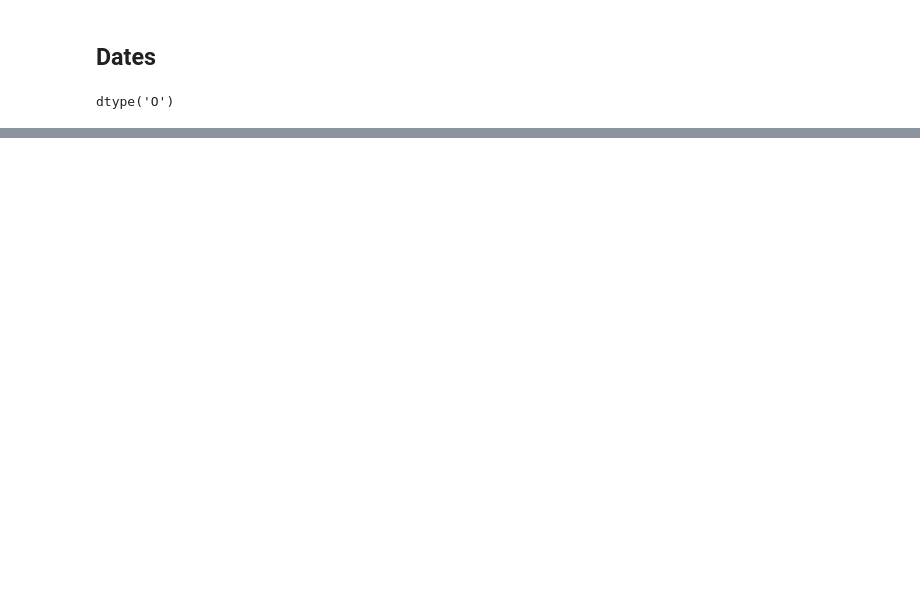
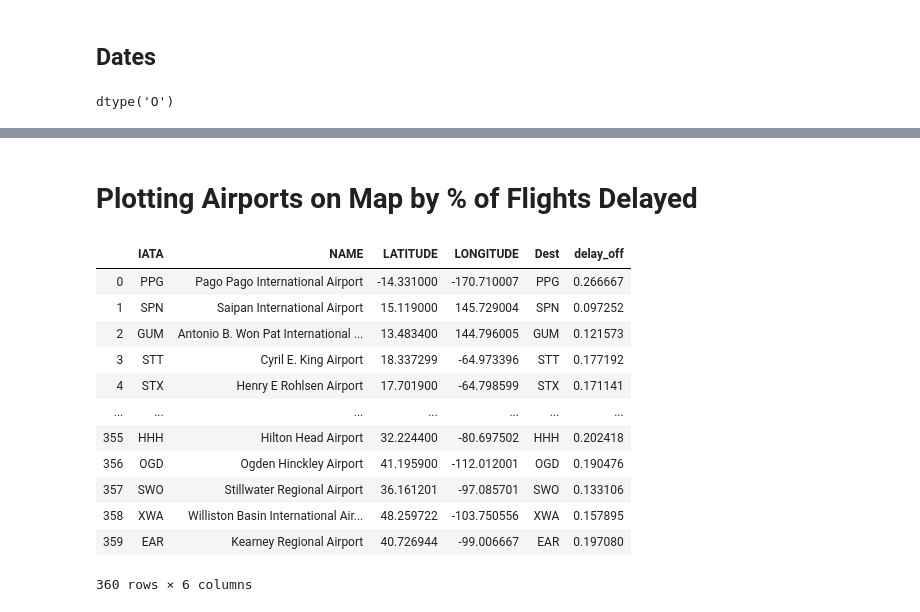
Before and after one commit to ricardozacarias/flight-delays, a Jupyter notebook: 2019-flights-eda.ipynb, the cells around one changed output, grey strips where cells are left out. Drawn from its saved outputs; the diff is of its cells as text; code cells hidden in the pictures; blank space fills up the shorter version.

```diff
--- a/2019-flights-eda.ipynb
+++ b/2019-flights-eda.ipynb
@@ -144,0 +213,7 @@ We could explore this dataset forever, I still kind of want to, but let's get to
+# %%
+# departure and arrival delays (> threshold)
+delay_threshold = 15
+flights['delay_on'] = np.where(flights['DepDelay'] >= delay_threshold, 1, 0)
+flights['delay_off'] = np.where(flights['ArrDelay'] >= delay_threshold, 1, 0)
+flights['delay_averted'] = np.where(flights.delay_on - flights.delay_off == 1, 1, 0)
+flights['delay_on_air'] = np.where(flights.delay_on - flights.delay_off == -1, 1, 0)
@@ -144,0 +271,2 @@ We could explore this dataset forever, I still kind of want to, but let's get to
+# %%
+delays_by_airport = flights.pivot_table(index=['Dest'], aggfunc={'delay_off': lambda x: np.sum(x)/len(x)}).reset_index().sort_values(by='delay_off', ascending=False)
@@ -144,0 +289,21 @@ We could explore this dataset forever, I still kind of want to, but let's get to
+# %% [markdown]
+# Plotting Airports on Map by % of Flights Delayed
+# %%
+# merge delay data onto location data
+delay_map = airports_ds[['IATA','NAME','LATITUDE', 'LONGITUDE']].merge(delays_by_airport[['Dest', 'delay_off']], left_on='IATA', right_on='Dest')
+# %%
+delay_map
+# %% [output]
+|  | IATA | NAME | LATITUDE | LONGITUDE | Dest | delay_off |
+| 0 | PPG | Pago Pago International Airport | -14.331000 | -170.710007 | PPG | 0.266667 |
+| 1 | SPN | Saipan International Airport | 15.119000 | 145.729004 | SPN | 0.097252 |
+| 2 | GUM | Antonio B. Won Pat International ... | 13.483400 | 144.796005 | GUM | 0.121573 |
+| 3 | STT | Cyril E. King Airport | 18.337299 | -64.973396 | STT | 0.177192 |
+| 4 | STX | Henry E Rohlsen Airport | 17.701900 | -64.798599 | STX | 0.171141 |
+| ... | ... | ... | ... | ... | ... | ... |
+| 355 | HHH | Hilton Head Airport | 32.224400 | -80.697502 | HHH | 0.202418 |
+| 356 | OGD | Ogden Hinckley Airport | 41.195900 | -112.012001 | OGD | 0.190476 |
+| 357 | SWO | Stillwater Regional Airport | 36.161201 | -97.085701 | SWO | 0.133106 |
+| 358 | XWA | Williston Basin International Air... | 48.259722 | -103.750556 | XWA | 0.157895 |
+| 359 | EAR | Kearney Regional Airport | 40.726944 | -99.006667 | EAR | 0.197080 |
+360 rows × 6 columns
```
Also changed, not shown: parts of 19 cells of this notebook.
